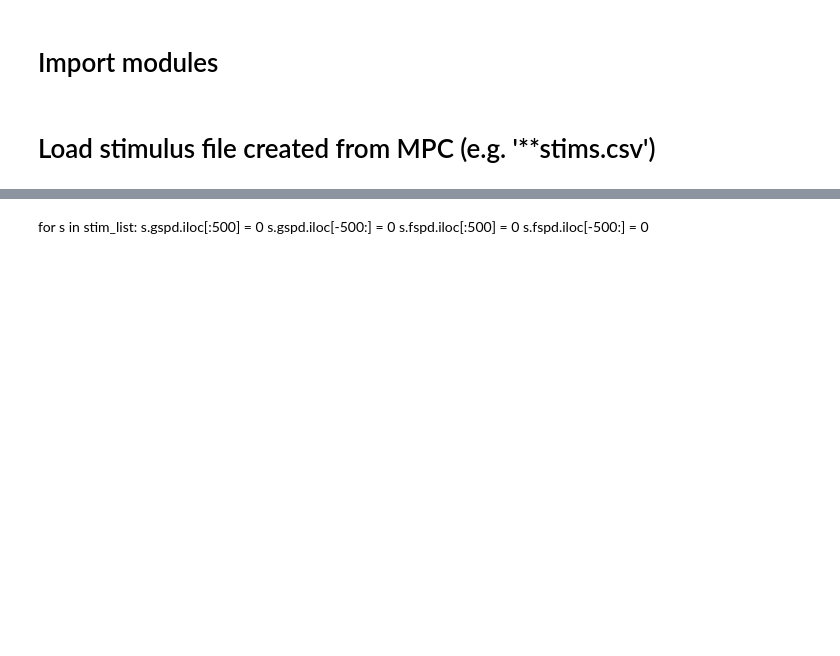
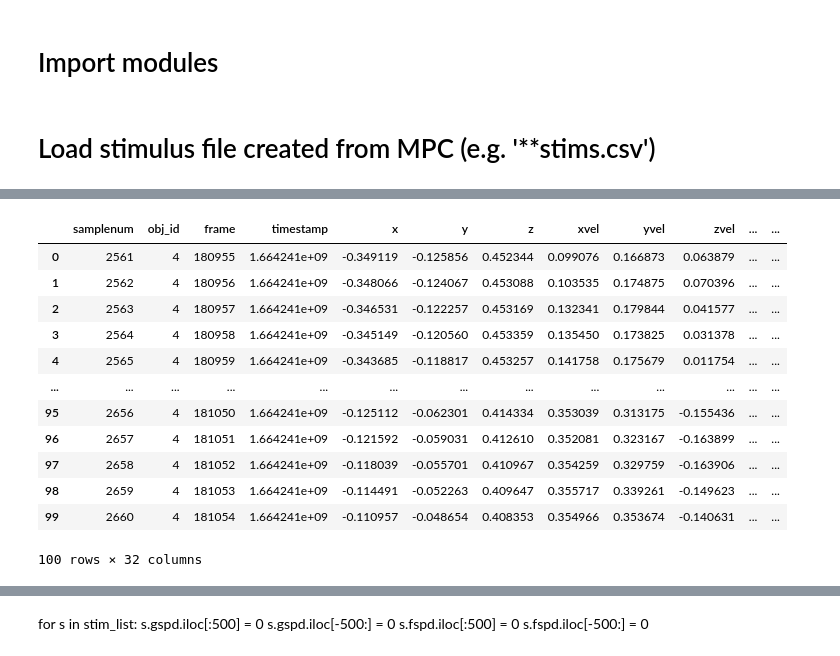
Before and after one commit to MayC06/pybounds, a Jupyter notebook: examples/Get_PFNmodel_Predictions.ipynb, the cells around one changed output, grey strips where cells are left out. Saved outputs shown, nothing was run; the diff lists cells and outputs as text; code cells hidden in the pictures; blank space fills up the shorter version.

```diff
--- a/examples/Get_PFNmodel_Predictions.ipynb
+++ b/examples/Get_PFNmodel_Predictions.ipynb
@@ -13,3 +31,20 @@ stimuli = pd.read_csv('model-stims_bio-validation_varying-control_corrected.csv'
+# %%
+stimuli.rename(columns={'Unnamed: 0':'samplenum'},inplace=True)
+stimuli.head(100)
+# %% [output]
+|  | samplenum | obj_id | frame | timestamp | x | y | z | xvel | yvel | zvel | ... | ... |
+| 0 | 2561 | 4 | 180955 | 1.664241e+09 | -0.349119 | -0.125856 | 0.452344 | 0.099076 | 0.166873 | 0.063879 | ... | ... |
+| 1 | 2562 | 4 | 180956 | 1.664241e+09 | -0.348066 | -0.124067 | 0.453088 | 0.103535 | 0.174875 | 0.070396 | ... | ... |
+| 2 | 2563 | 4 | 180957 | 1.664241e+09 | -0.346531 | -0.122257 | 0.453169 | 0.132341 | 0.179844 | 0.041577 | ... | ... |
+| 3 | 2564 | 4 | 180958 | 1.664241e+09 | -0.345149 | -0.120560 | 0.453359 | 0.135450 | 0.173825 | 0.031378 | ... | ... |
+| 4 | 2565 | 4 | 180959 | 1.664241e+09 | -0.343685 | -0.118817 | 0.453257 | 0.141758 | 0.175679 | 0.011754 | ... | ... |
+| ... | ... | ... | ... | ... | ... | ... | ... | ... | ... | ... | ... | ... |
+| 95 | 2656 | 4 | 181050 | 1.664241e+09 | -0.125112 | -0.062301 | 0.414334 | 0.353039 | 0.313175 | -0.155436 | ... | ... |
+| 96 | 2657 | 4 | 181051 | 1.664241e+09 | -0.121592 | -0.059031 | 0.412610 | 0.352081 | 0.323167 | -0.163899 | ... | ... |
+| 97 | 2658 | 4 | 181052 | 1.664241e+09 | -0.118039 | -0.055701 | 0.410967 | 0.354259 | 0.329759 | -0.163906 | ... | ... |
+| 98 | 2659 | 4 | 181053 | 1.664241e+09 | -0.114491 | -0.052263 | 0.409647 | 0.355717 | 0.339261 | -0.149623 | ... | ... |
+| 99 | 2660 | 4 | 181054 | 1.664241e+09 | -0.110957 | -0.048654 | 0.408353 | 0.354966 | 0.353674 | -0.140631 | ... | ... |
+100 rows × 32 columns
 # %%
 stim_list = [stimuli[stimuli.obj_id==i] for i in np.unique(stimuli.obj_id)]
 # %%
```
Also changed, not shown: parts of 9 cells of this notebook, 8 other files.
